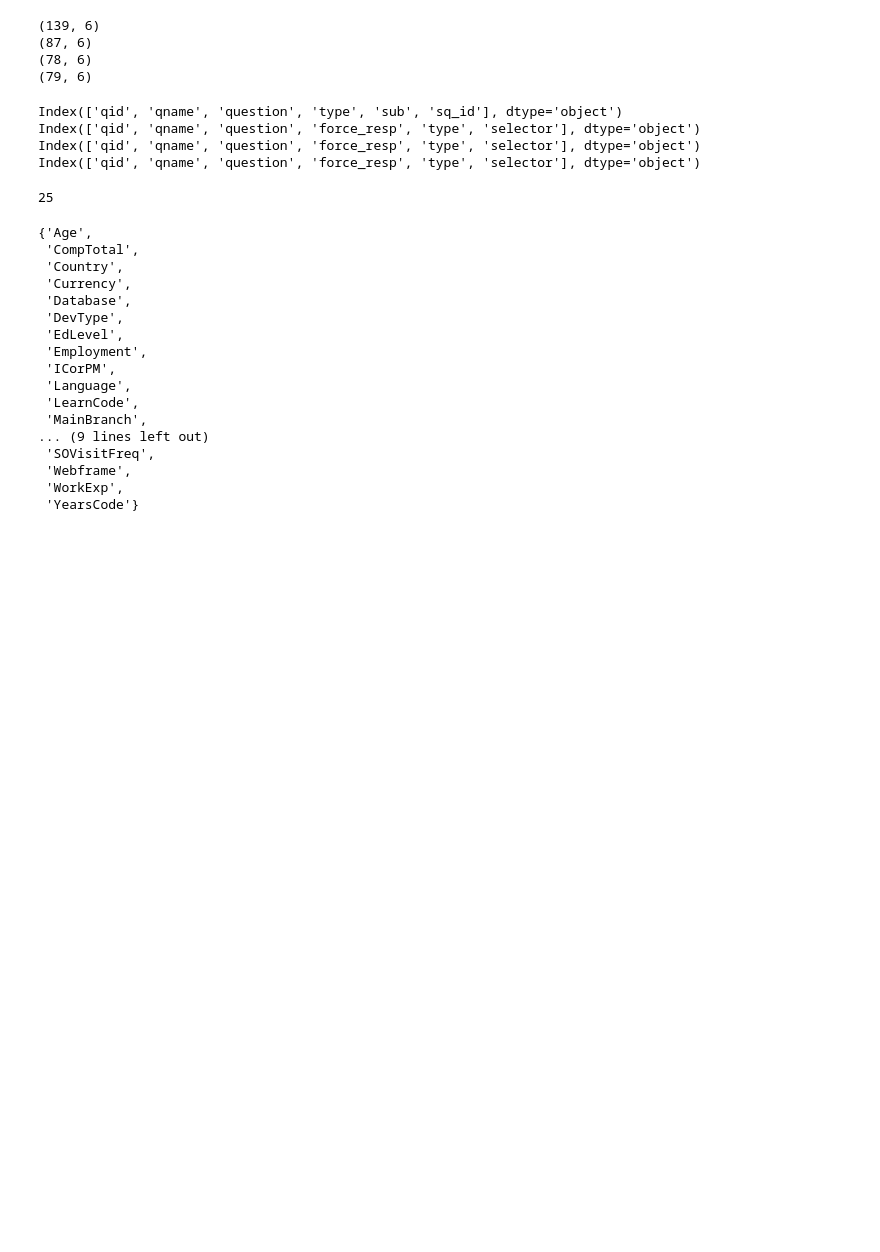
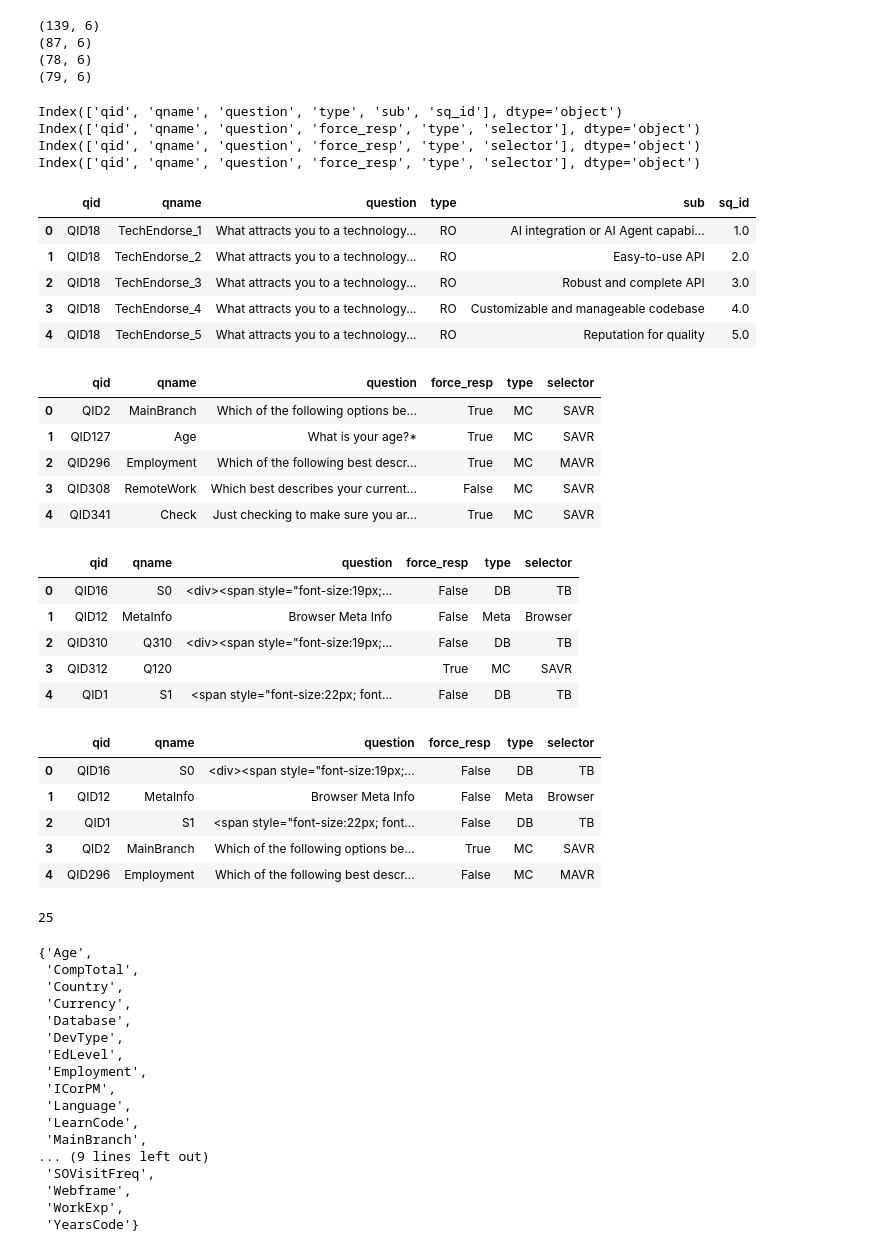
Before and after one commit to Olga13579/Data_Circle_Project-Stack_Overflow, a Jupyter notebook: Data_Circle_Project_Stack_Overflow.ipynb, the cells around one changed output. Cells and saved outputs as stored; diff of their text form; code cells hidden in the pictures; blank space fills up the shorter version.

```diff
--- a/Data_Circle_Project_Stack_Overflow.ipynb
+++ b/Data_Circle_Project_Stack_Overflow.ipynb
@@ -55,6 +81,36 @@ Index(['qid', 'qname', 'question', 'type', 'sub', 'sq_id'], dtype='object')
 Index(['qid', 'qname', 'question', 'force_resp', 'type', 'selector'], dtype='object')
 Index(['qid', 'qname', 'question', 'force_resp', 'type', 'selector'], dtype='object')
 Index(['qid', 'qname', 'question', 'force_resp', 'type', 'selector'], dtype='object')
+# %%
+display(sdf25.head(5))
+display(sdf24.head(5))
+display(sdf23.head(5))
+display(sdf22.head(5))
+# %% [output]
+|  | qid | qname | question | type | sub | sq_id |
+| 0 | QID18 | TechEndorse_1 | What attracts you to a technology... | RO | AI integration or AI Agent capabi... | 1.0 |
+| 1 | QID18 | TechEndorse_2 | What attracts you to a technology... | RO | Easy-to-use API | 2.0 |
+| 2 | QID18 | TechEndorse_3 | What attracts you to a technology... | RO | Robust and complete API | 3.0 |
+| 3 | QID18 | TechEndorse_4 | What attracts you to a technology... | RO | Customizable and manageable codebase | 4.0 |
+| 4 | QID18 | TechEndorse_5 | What attracts you to a technology... | RO | Reputation for quality | 5.0 |
+|  | qid | qname | question | force_resp | type | selector |
+| 0 | QID2 | MainBranch | Which of the following options be... | True | MC | SAVR |
+| 1 | QID127 | Age | What is your age?* | True | MC | SAVR |
+| 2 | QID296 | Employment | Which of the following best descr... | True | MC | MAVR |
+| 3 | QID308 | RemoteWork | Which best describes your current... | False | MC | SAVR |
+| 4 | QID341 | Check | Just checking to make sure you ar... | True | MC | SAVR |
+|  | qid | qname | question | force_resp | type | selector |
+| 0 | QID16 | S0 | <div><span style="font-size:19px;... | False | DB | TB |
+| 1 | QID12 | MetaInfo | Browser Meta Info | False | Meta | Browser |
+| 2 | QID310 | Q310 | <div><span style="font-size:19px;... | False | DB | TB |
+| 3 | QID312 | Q120 |  | True | MC | SAVR |
+| 4 | QID1 | S1 | <span style="font-size:22px; font... | False | DB | TB |
+|  | qid | qname | question | force_resp | type | selector |
+| 0 | QID16 | S0 | <div><span style="font-size:19px;... | False | DB | TB |
+| 1 | QID12 | MetaInfo | Browser Meta Info | False | Meta | Browser |
+| 2 | QID1 | S1 | <span style="font-size:22px; font... | False | DB | TB |
+| 3 | QID2 | MainBranch | Which of the following options be... | True | MC | SAVR |
+| 4 | QID296 | Employment | Which of the following best descr... | False | MC | MAVR |
 # %%
 cols25_s = set(sdf25["qname"])
 cols24_s = set(sdf24["qname"])
```
Also changed, not shown: parts of 1 cell of this notebook.
